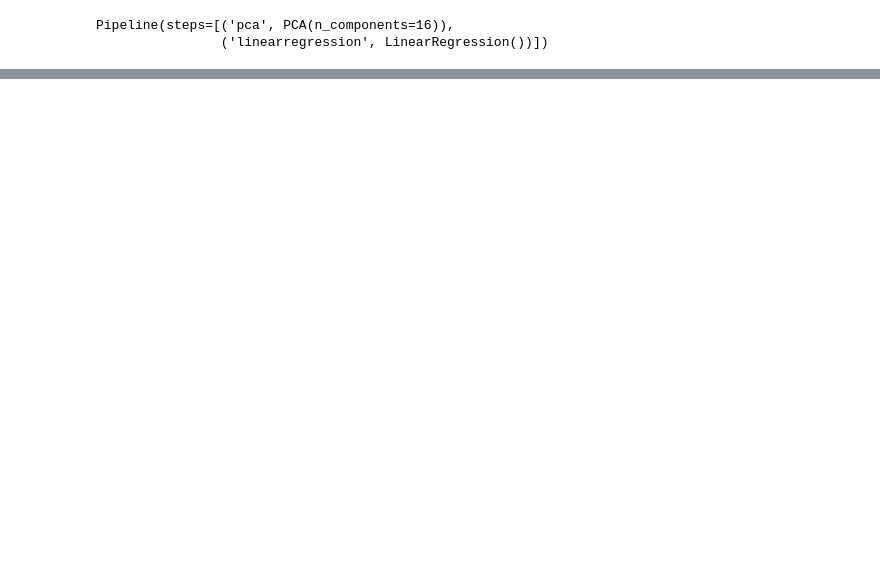
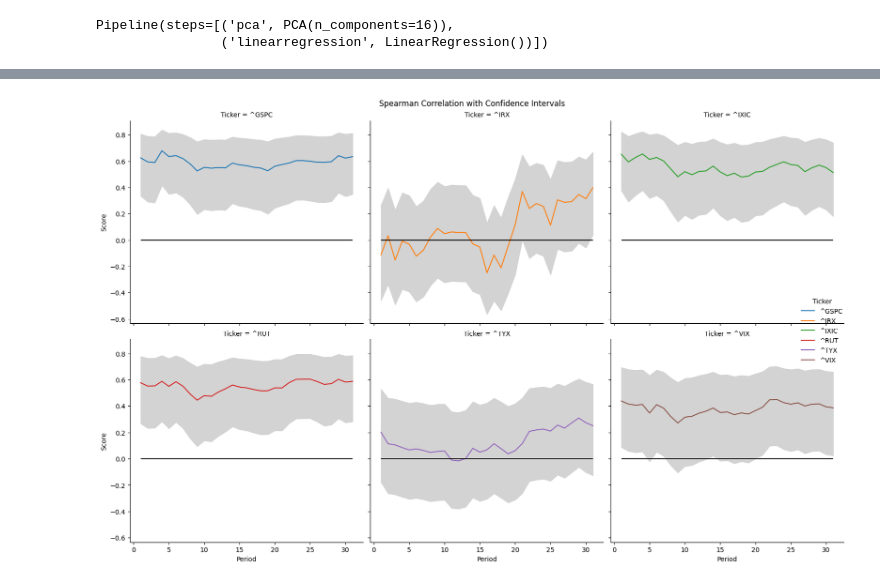
Before and after one commit to cnechamk/MarketPulse, a Jupyter notebook: code/sklearn 2.ipynb, the cells around one changed output, grey strips where cells are left out. Drawn from its saved outputs; the diff is of its cells as text; code cells hidden in the pictures; blank space fills up the shorter version.

```diff
--- a/code/sklearn 2.ipynb
+++ b/code/sklearn 2.ipynb
@@ -135,0 +92,12 @@ sns.relplot(r, x='Period', y='Score', col='Metric', kind='line')
+# %%
+results = multioutput_scorer(pearsonr, y_true, y_pred)
+results = results.reset_index()
+grid=sns.relplot(results, y='Score', x='Period', hue='Ticker', kind='line', col='Ticker', col_wrap=3);
+for ticker, grp in results.groupby('Ticker'):
+    ax=grid.axes_dict[ticker]
+    ax.fill_between('Period', 'low', 'high', data=grp, color='lightgrey')
+    ax.hlines(0, grp['Period'].min(), grp['Period'].max(), color='black')
+grid.fig.suptitle('Spearman Correlation with Confidence Intervals');
+grid.fig.set_constrained_layout(True)
+# %% [output]
+[figure, added]
```
Also changed, not shown: parts of 17 cells of this notebook.
